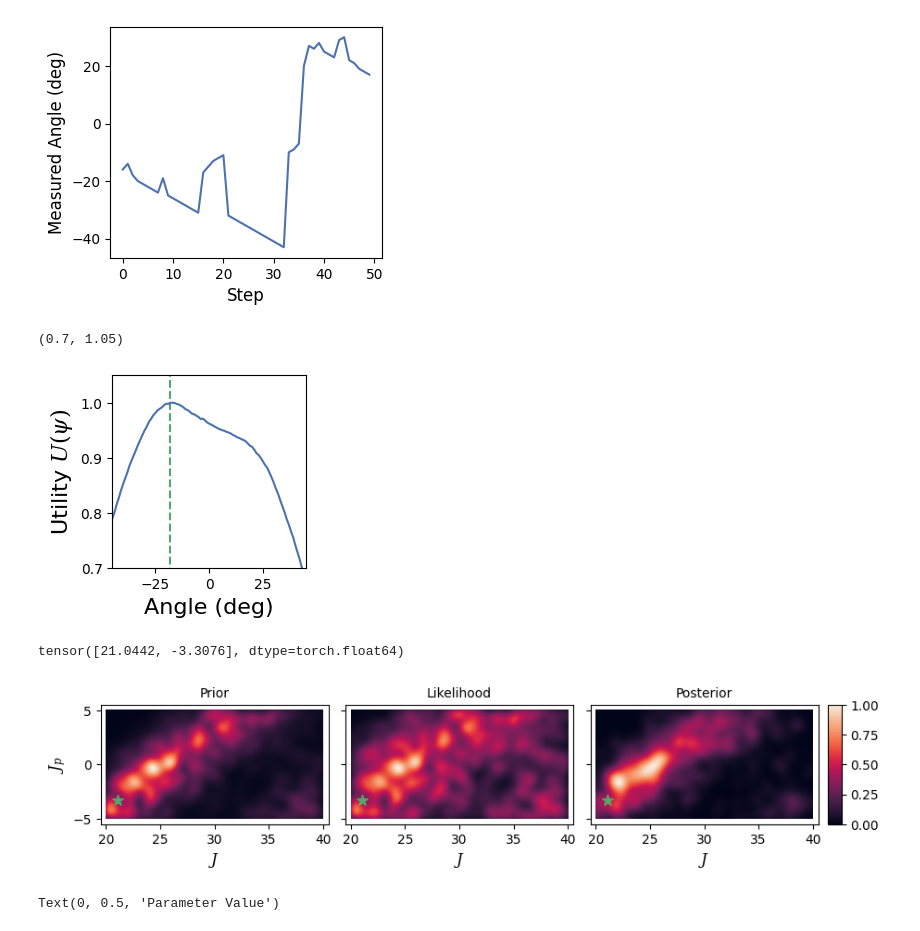
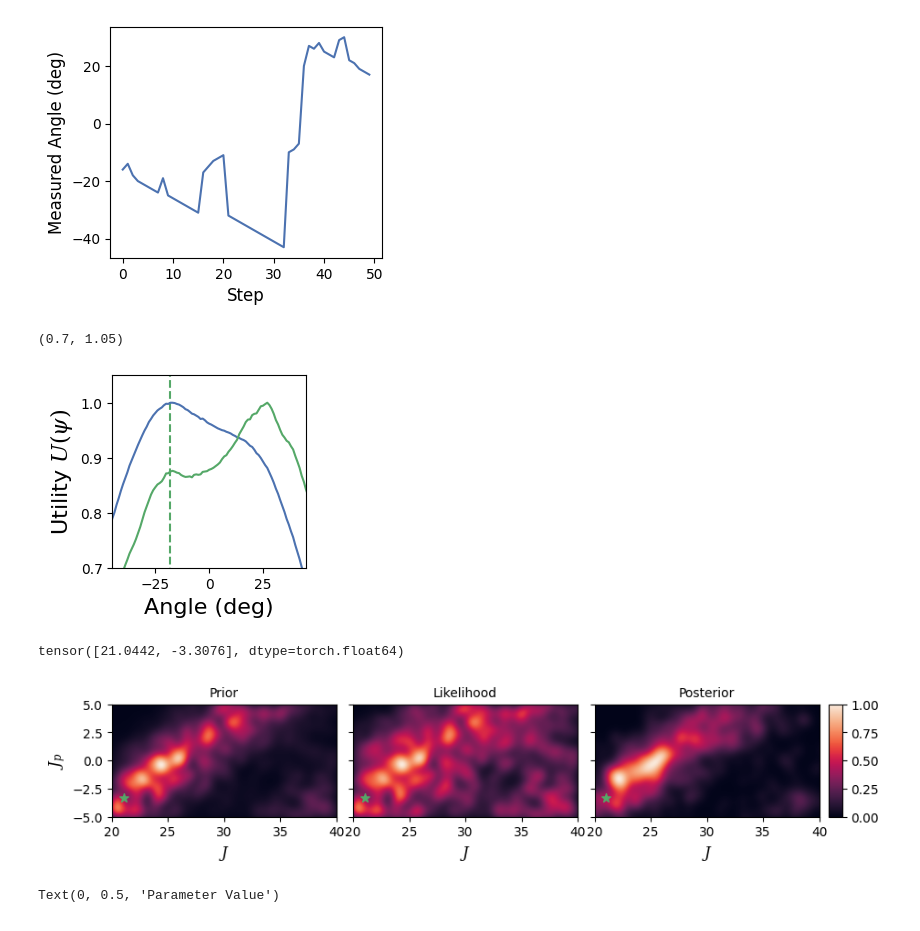
Before and after one commit to zhantaochen/inxs-steering, a Jupyter notebook: paper_preperation/siml_benchmark_results.ipynb, the cells around one changed output. Saved outputs shown, nothing was run; the diff lists cells and outputs as text; code cells hidden in the pictures.

Commit message:
update plot notebooks & bugfix for utility_sf kwargs

```diff
--- a/paper_preperation/siml_benchmark_results.ipynb
+++ b/paper_preperation/siml_benchmark_results.ipynb
@@ -200,6 +230,6 @@ sys.path.append('..')
 from inxss.utils_visualization import visualize_utility
 # %%
 idx_prior = 2
-kde_prior, _, _ = kde_particle_to_grid(demo_pt['positions'][idx_prior], demo_pt['weights'][idx_prior])
-kde_poste, _, _ = kde_particle_to_grid(demo_pt['positions'][idx_prior+1], demo_pt['weights'][idx_prior+1])
-kde_lkhd, _, _ = kde_particle_to_grid(demo_pt['positions'][idx_prior], demo_pt['likelihood'][idx_prior])
+kde_prior, J, Jp  = kde_particle_to_grid(demo_pt['positions'][idx_prior],   demo_pt['weights'][idx_prior])
+kde_poste, _, _  = kde_particle_to_grid(demo_pt['positions'][idx_prior+1], demo_pt['weights'][idx_prior+1])
+kde_lkhd ,  _, _ = kde_particle_to_grid(demo_pt['positions'][idx_prior],   demo_pt['likelihood'][idx_prior])
@@ -211,19 +257,24 @@ kde_lkhd, _, _ = kde_particle_to_grid(demo_pt['positions'][idx_prior], demo_pt['
 
 util = demo_pt['utility'][idx_prior]
 util = util / util.max()
+
+util_sec = demo_pt['utility'][idx_prior_sec]
+util_sec = util_sec / util_sec.max()
 # util = (util - util.min()) / (util.max() - util.min())
 
 angles = np.arange(360)
 angles[angles>180] -= 360
 
-util = np.concatenate([util[angles<0], util[angles>=0]], axis=0)
-angles = np.concatenate([angles[angles<0], angles[angles>=0]], axis=0)
+util     = np.concatenate([util[angles<0],     util[angles>=0]],     axis=0)
+util_sec = np.concatenate([util_sec[angles<0], util_sec[angles>=0]], axis=0)
+angles   = np.concatenate([angles[angles<0],   angles[angles>=0]],   axis=0)
 
 # angles = np.roll(angles, -1)
 # util = np.roll(util, -1)
 
 fig, ax = plt.subplots(1,1, figsize=(2.5, 2.5))
 ax.plot(angles, util)
+ax.plot(angles, util_sec)
 ax.vlines(angles[util.argmax()], -1, 2, color='C1', linestyle='--')
 ax.set_xlabel('Angle (deg)', fontdict={'size': 16})
 ax.set_ylabel(r'Utility $U(\psi)$', fontdict={'size': 16})
@@ -234,7 +285,7 @@ ax.set_ylim([0.7, 1.05])
 # fig.savefig('figures/siml_benchmark_util_inset.pdf', bbox_inches='tight', transparent=True)
 # %% [output]
 (0.7, 1.05)
-[figure, old version]
+[figure, new version]
 # %%
 demo_pt['true_params']
 # %% [output]
@@ -247,46 +298,43 @@ fig, ax = plt.subplots(1, 3, figsize=(10, 5), sharey=True, gridspec_kw={'wspace'
 
 cmap = plt.get_cmap('seaborn_cubehelix')
 cmap = sns.color_palette("rocket", as_cmap=True)
 
-kde_prior = (kde_prior - kde_prior.min()) / (kde_prior.max() - kde_prior.min())
-kde_lkhd = (kde_lkhd - kde_lkhd.min()) / (kde_lkhd.max() - kde_lkhd.min())
-kde_poste = (kde_poste - kde_poste.min()) / (kde_poste.max() - kde_poste.min())
 
 im0 = ax[0].imshow(kde_prior, origin='lower', extent=[20, 40, -5, 5], aspect='equal', cmap=cmap)
 ax[0].set_title('Prior')
 ax[0].set_xlabel('$J$')
 ax[0].set_ylabel('$J_{p}$')
-ax[0].scatter(*demo_pt['true_params'], s=75, marker='*', color='C1')
-ax[0].set_xlim(19.5, 40.5)
-ax[0].set_ylim(-5.5, 5.5)
+ax[0].scatter(*demo_pt['true_params'], s=50, marker='*', color='C1')
+ax[0].set_xlim(20, 40)
+ax[0].set_ylim(-5, 5)
 
 im1 = ax[1].imshow(kde_lkhd, origin='lower', extent=[20, 40, -5, 5], aspect='equal', cmap=cmap)
-ax[1].scatter(*demo_pt['true_params'], s=75, marker='*', color='C1')
+ax[1].scatter(*demo_pt['true_params'], s=50, marker='*', color='C1')
 ax[1].set_title('Likelihood')
 ax[1].set_xlabel('$J$')
-ax[1].set_xlim(19.5, 40.5)
-ax[1].set_ylim(-5.5, 5.5)
+ax[1].set_xlim(20, 40)
+ax[1].set_ylim(-5, 5)
 
 im2 = ax[2].imshow(kde_poste, origin='lower', extent=[20, 40, -5, 5], aspect='equal', cmap=cmap)
-ax[2].scatter(*demo_pt['true_params'], s=75, marker='*', color='C1')
+ax[2].scatter(*demo_pt['true_params'], s=50, marker='*', color='C1')
 ax[2].set_title('Posterior')
 ax[2].set_xlabel('$J$')
-ax[2].set_xlim(19.5, 40.5)
-ax[2].set_ylim(-5.5, 5.5)
+ax[2].set_xlim(20, 40)
+ax[2].set_ylim(-5, 5)
 
 fraction_positions = ax[2].get_position()
 
 # Add colorbar
 cbar_ax = fig.add_axes([
     fraction_positions.p1[0]+0.01, fraction_positions.p0[1],
     0.015, fraction_positions.height])
 
 fig.colorbar(im2, cax=cbar_ax)
 
 
 fig.savefig('figures/siml_benchmark_bayesian_demo.pdf', bbox_inches='tight')
 # %% [output]
-[figure, old version]
+[figure, new version]
 # %%
 demo_pt_mean = (demo_pt['positions'] * demo_pt['weights'].unsqueeze(-1)).sum(dim=-2) / demo_pt['weights'].sum(dim=-1).unsqueeze(-1)
 # %%
```
Also changed, not shown: parts of 21 cells of this notebook, 7 other files.
